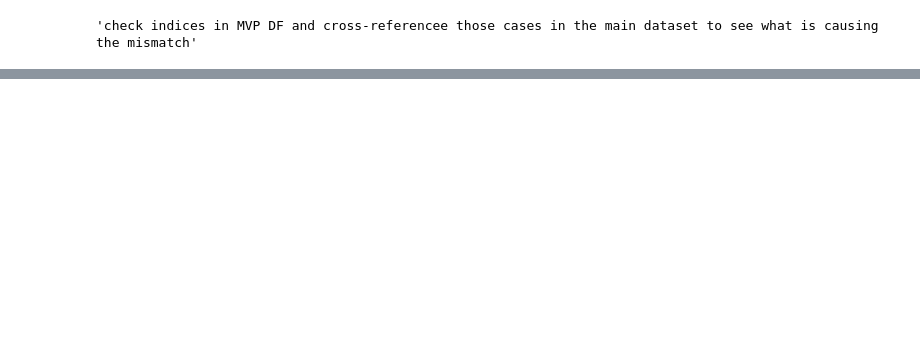
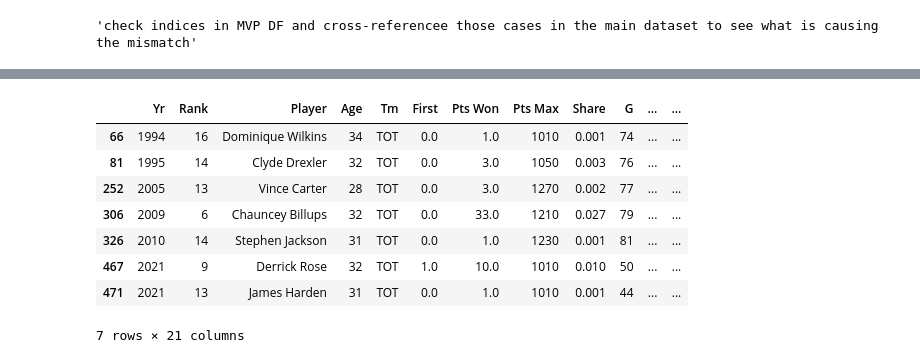
Before and after one commit to mitchellren123/NBA-Accolade-Analysis, a Jupyter notebook: NBA-Accolades.ipynb, the cells around one changed output, grey strips where cells are left out. Saved outputs shown, nothing was run; the diff lists cells and outputs as text; code cells hidden in the pictures; blank space fills up the shorter version.

```diff
--- a/NBA-Accolades.ipynb
+++ b/NBA-Accolades.ipynb
@@ -1497,0 +1612,12 @@ outliers_indices
+# %%
+mvps_df2[mvps_df2['Tm'] == 'TOT']
+# %% [output]
+|  | Yr | Rank | Player | Age | Tm | First | Pts Won | Pts Max | Share | G | ... | ... |
+| 66 | 1994 | 16 | Dominique Wilkins | 34 | TOT | 0.0 | 1.0 | 1010 | 0.001 | 74 | ... | ... |
+| 81 | 1995 | 14 | Clyde Drexler | 32 | TOT | 0.0 | 3.0 | 1050 | 0.003 | 76 | ... | ... |
+| 252 | 2005 | 13 | Vince Carter | 28 | TOT | 0.0 | 3.0 | 1270 | 0.002 | 77 | ... | ... |
+| 306 | 2009 | 6 | Chauncey Billups | 32 | TOT | 0.0 | 33.0 | 1210 | 0.027 | 79 | ... | ... |
+| 326 | 2010 | 14 | Stephen Jackson | 31 | TOT | 0.0 | 1.0 | 1230 | 0.001 | 81 | ... | ... |
+| 467 | 2021 | 9 | Derrick Rose | 32 | TOT | 1.0 | 10.0 | 1010 | 0.010 | 50 | ... | ... |
+| 471 | 2021 | 13 | James Harden | 31 | TOT | 0.0 | 1.0 | 1010 | 0.001 | 44 | ... | ... |
+7 rows × 21 columns
```
Also changed, not shown: parts of 34 cells of this notebook, 1 other file.
